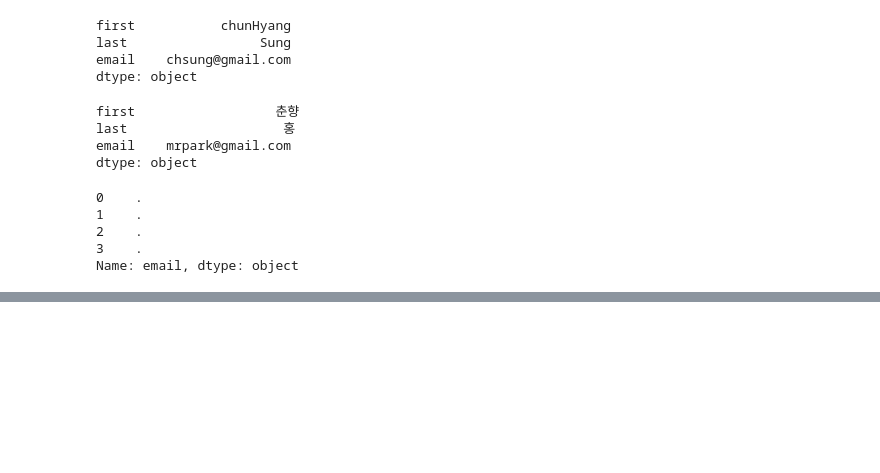
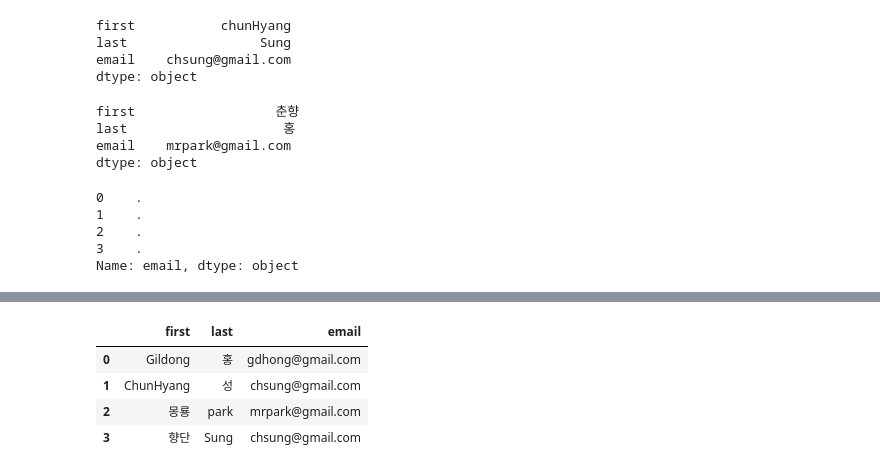
Before and after one commit to LeastKIds/jupyter_notebook, a Jupyter notebook: pandas_update_rows_columns(0923).ipynb, the cells around one changed output, grey strips where cells are left out. Cells and saved outputs as stored; diff of their text form; code cells hidden in the pictures; blank space fills up the shorter version.

```diff
--- a/pandas_update_rows_columns(0923).ipynb
+++ b/pandas_update_rows_columns(0923).ipynb
@@ -349,0 +413,13 @@ Name: email, dtype: object
+# %%
+df['first'] = df['first'].replace({'길동' : 'Gildong', '춘향' : 'ChunHyang'})
+# 원본을 바꾸기 위해서는 이렇게
+# %%
+df['first'] = df['first'].replace({'chunHyang' : '향단'})
+# %%
+df
+# %% [output]
+|  | first | last | email |
+| 0 | Gildong | 홍 | gdhong@gmail.com |
+| 1 | ChunHyang | 성 | chsung@gmail.com |
+| 2 | 몽룡 | park | mrpark@gmail.com |
+| 3 | 향단 | Sung | chsung@gmail.com |
```
Also changed, not shown: parts of 12 cells of this notebook.
